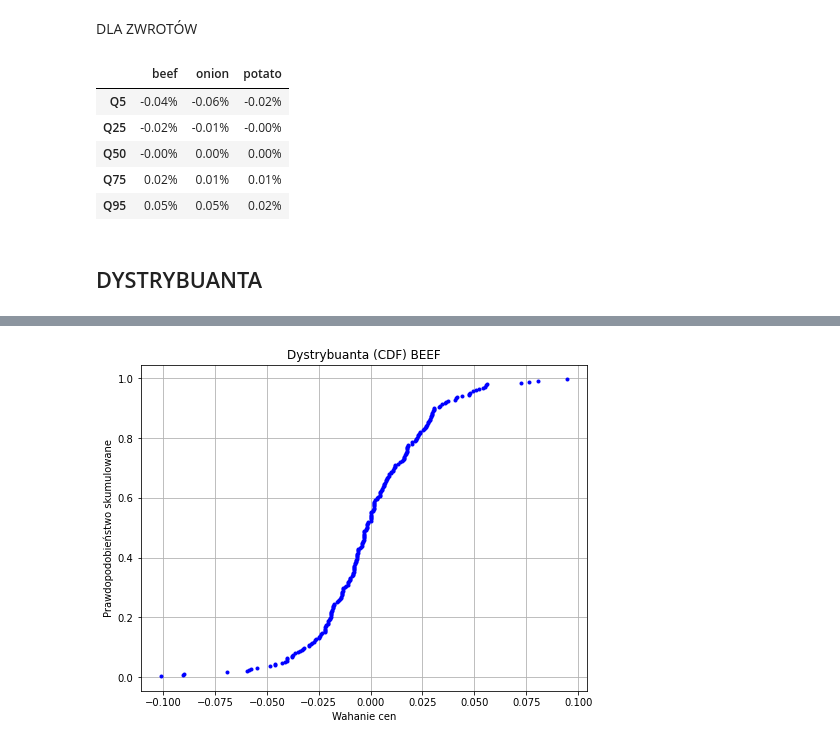
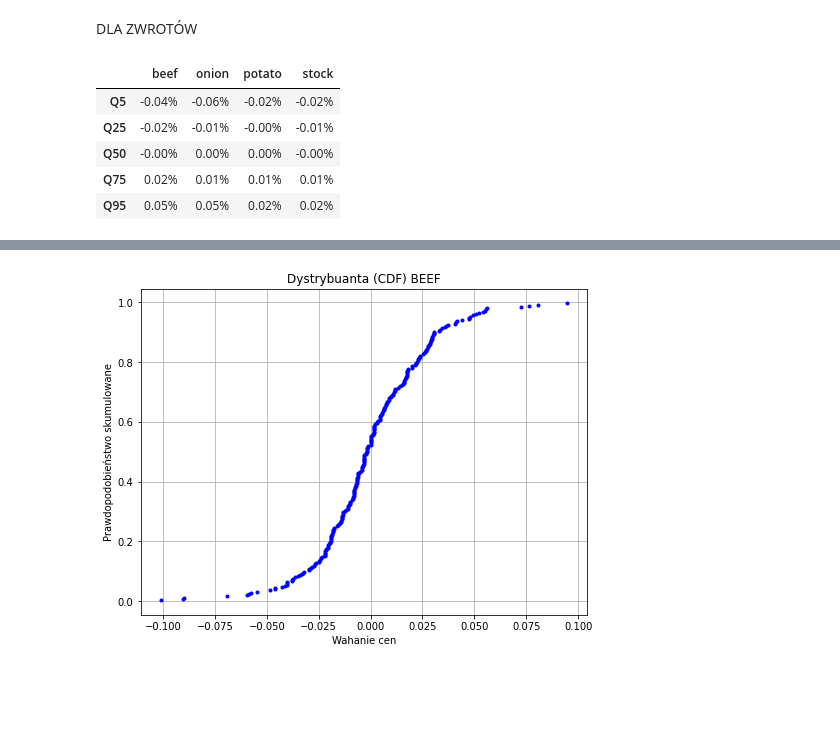
Before and after one commit to werpyr1003/Zarz-dzanie_ryzykiem_McDonald_Corporation, a Jupyter notebook: Projekt_2/Kody.ipynb, the cells around one changed output, grey strips where cells are left out. Cells and saved outputs as stored; diff of their text form; code cells hidden in the pictures; blank space fills up the shorter version.

```diff
--- a/Projekt_2/Kody.ipynb
+++ b/Projekt_2/Kody.ipynb
@@ -81,0 +84,8 @@ logret_tomato_data =  np.log(tomato_data / tomato_data.shift(1))
+# %%
+stock_path = 'stock.csv'
+
+stock_df = pd.read_csv(stock_path)
+
+print(stock_df.head())
+stock_data = stock_df['Close']
+logret_stock_data =  np.log(stock_data / stock_data.shift(1))
@@ -216,7 +331,8 @@ def calculate_volatility_metrics_from_logrets(log_returns, freq=252, window=30):
 ingredients = {
     'beef': logret_beef_data.squeeze(),
     'onion': logret_onion_data.squeeze(),
-    'potato': logret_tomato_data.squeeze()
+    'tomato': logret_tomato_data.squeeze(),
+    'stock': logret_stock_data.squeeze()
 }
 
 volatility_results = pd.DataFrame()
@@ -263,28 +419,27 @@ def calculate_quantiles_from_logrets(log_returns, quantiles=[0.05, 0.25, 0.5, 0.
 # %%
 logret_data = {
     'beef': logret_beef_data.squeeze(),
     'onion': logret_onion_data.squeeze(),
-    'potato': logret_tomato_data.squeeze()
+    'tomato': logret_tomato_data.squeeze(),
+    'stock': logret_stock_data.squeeze()
 }
 
 quantile_results = pd.DataFrame()
 
 for name, series in logret_data.items():
     q_values = calculate_quantiles_from_logrets(series)
     q_df = pd.DataFrame.from_dict(q_values, orient='index', columns=[name])
 
     if quantile_results.empty:
         quantile_results = q_df
     else:
         quantile_results = pd.concat([quantile_results, q_df], axis=1)
 
 display(quantile_results.style.format("{:.2f}%"))
 # %% [output]
-|  | beef | onion | potato |
-| Q5 | -0.04% | -0.06% | -0.02% |
-| Q25 | -0.02% | -0.01% | -0.00% |
-| Q50 | -0.00% | 0.00% | 0.00% |
-| Q75 | 0.02% | 0.01% | 0.01% |
-| Q95 | 0.05% | 0.05% | 0.02% |
+|  | beef | onion | potato | stock |
+| Q5 | -0.04% | -0.06% | -0.02% | -0.02% |
+| Q25 | -0.02% | -0.01% | -0.00% | -0.01% |
+| Q50 | -0.00% | 0.00% | 0.00% | -0.00% |
+| Q75 | 0.02% | 0.01% | 0.01% | 0.01% |
+| Q95 | 0.05% | 0.05% | 0.02% | 0.02% |
-# %% [markdown]
-## DYSTRYBUANTA
```
Also changed, not shown: parts of 23 cells of this notebook, 1 other file.
